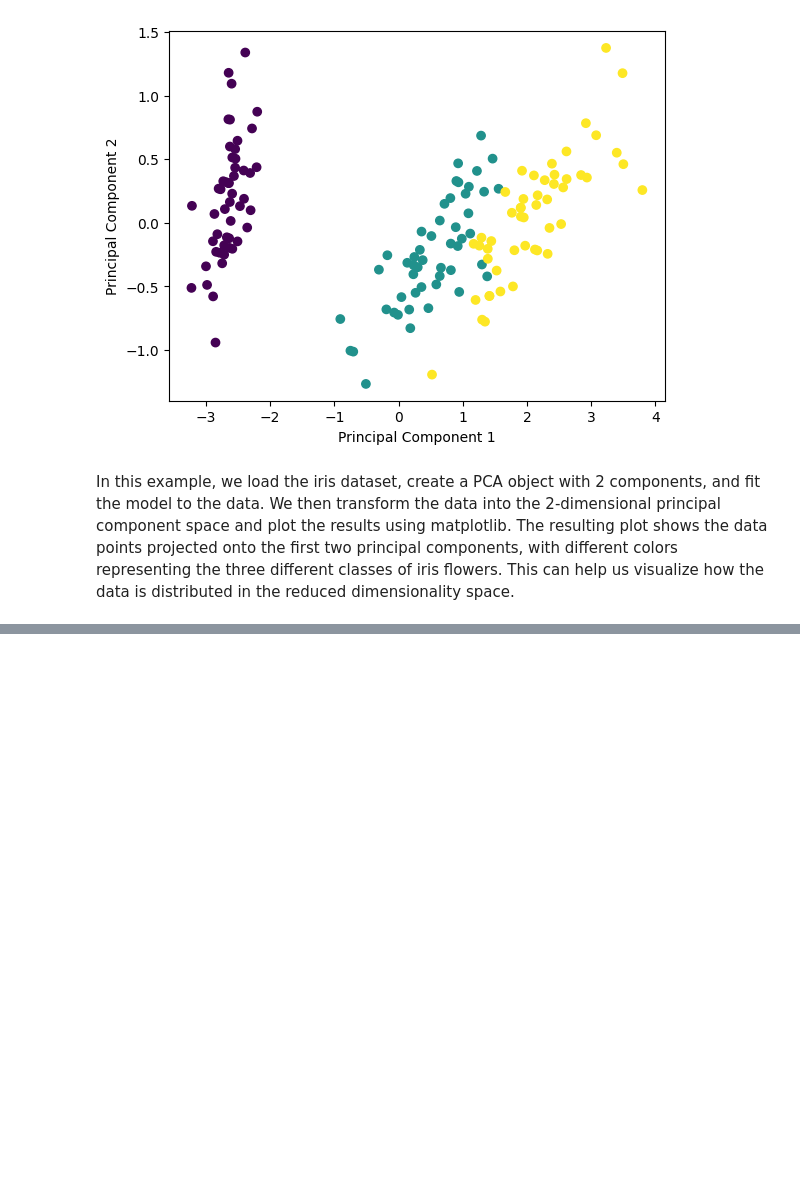
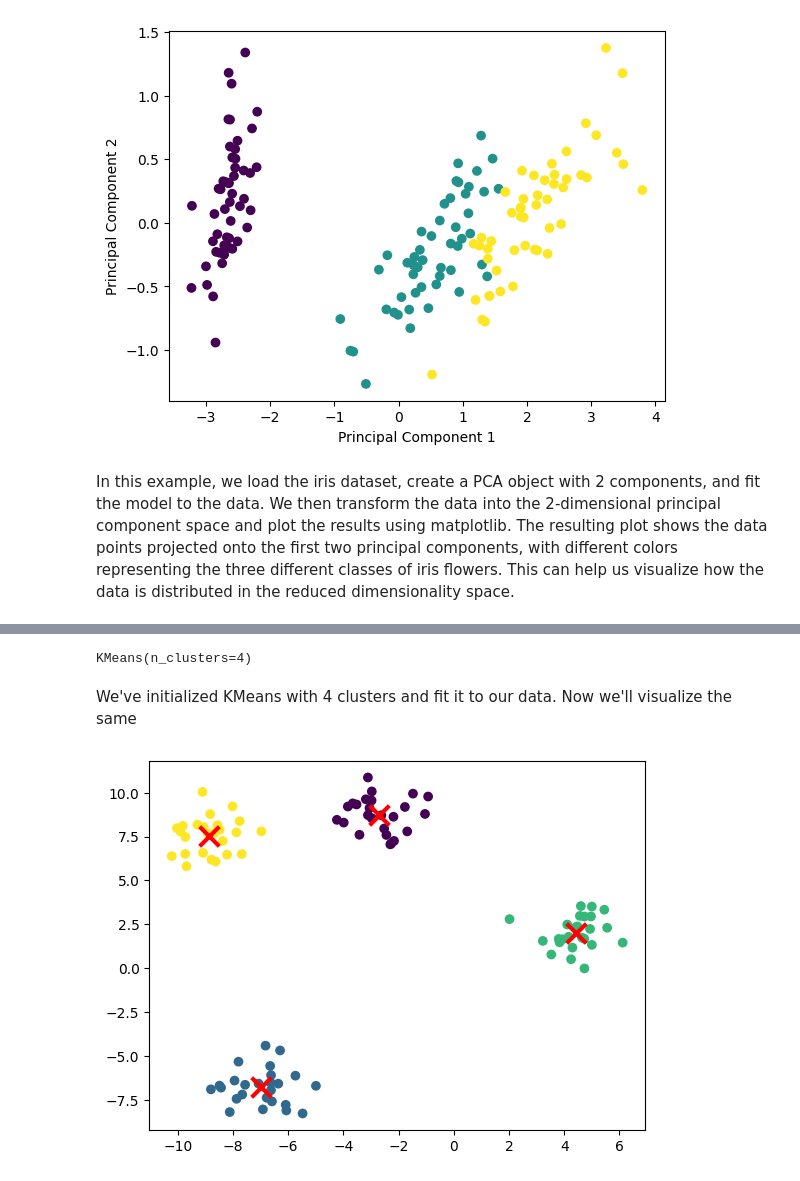
Before and after one commit to chaidosa/100-days-of-DS, a Jupyter notebook: Day_11_to_15.ipynb, the cells around one changed output, grey strips where cells are left out. Drawn from its saved outputs; the diff is of its cells as text; code cells hidden in the pictures; blank space fills up the shorter version.

```diff
--- a/Day_11_to_15.ipynb
+++ b/Day_11_to_15.ipynb
@@ -53,0 +100,13 @@ In this example, we load the iris dataset, create a PCA object with 2 components
+# %%
+kmeans = KMeans(n_clusters=4)
+kmeans.fit(X)
+# %% [output]
+KMeans(n_clusters=4)
+# %% [markdown]
+We've initialized KMeans with 4 clusters and fit it to our data. Now we'll visualize the same
+# %%
+plt.scatter(X[:, 0], X[:, 1], c=kmeans.labels_)
+plt.scatter(kmeans.cluster_centers_[:, 0], kmeans.cluster_centers_[:, 1], marker='x', s=200, linewidths=3, color='r')
+plt.show()
+# %% [output]
+[figure, added]
```
Also changed, not shown: parts of 19 cells of this notebook.
